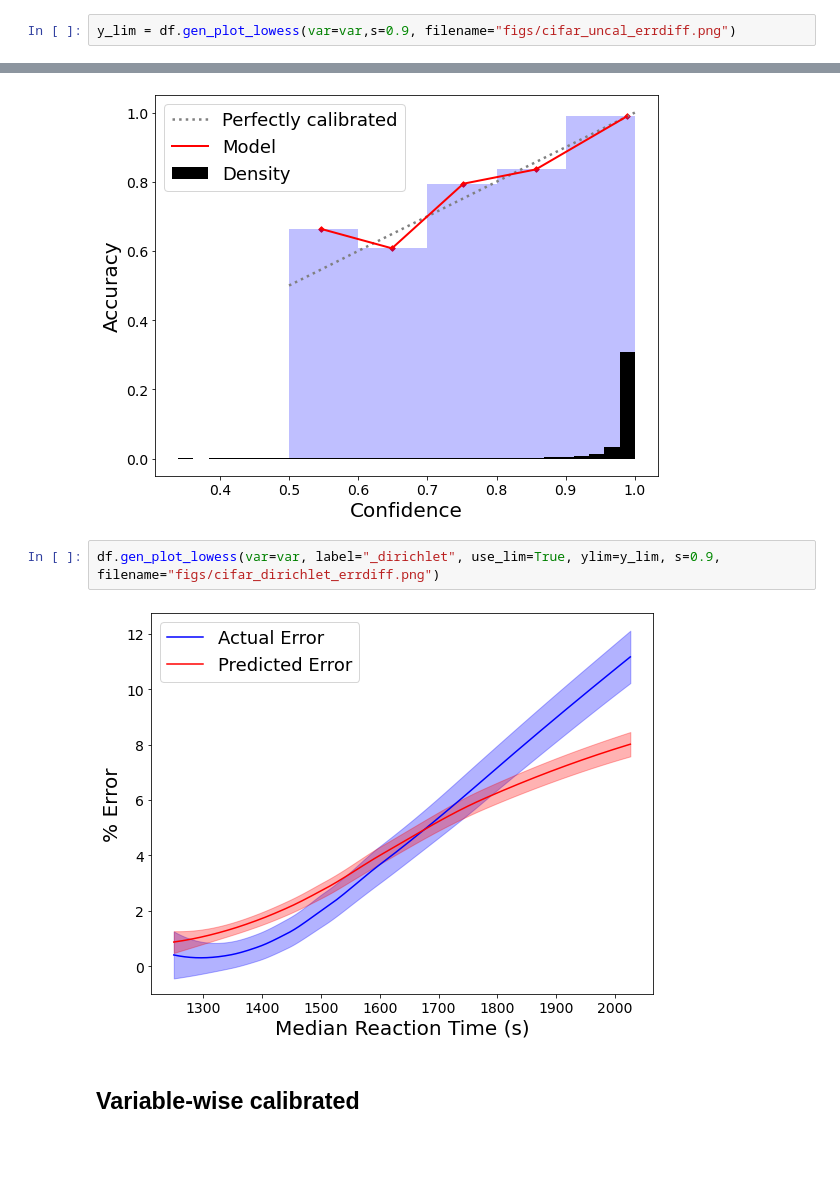
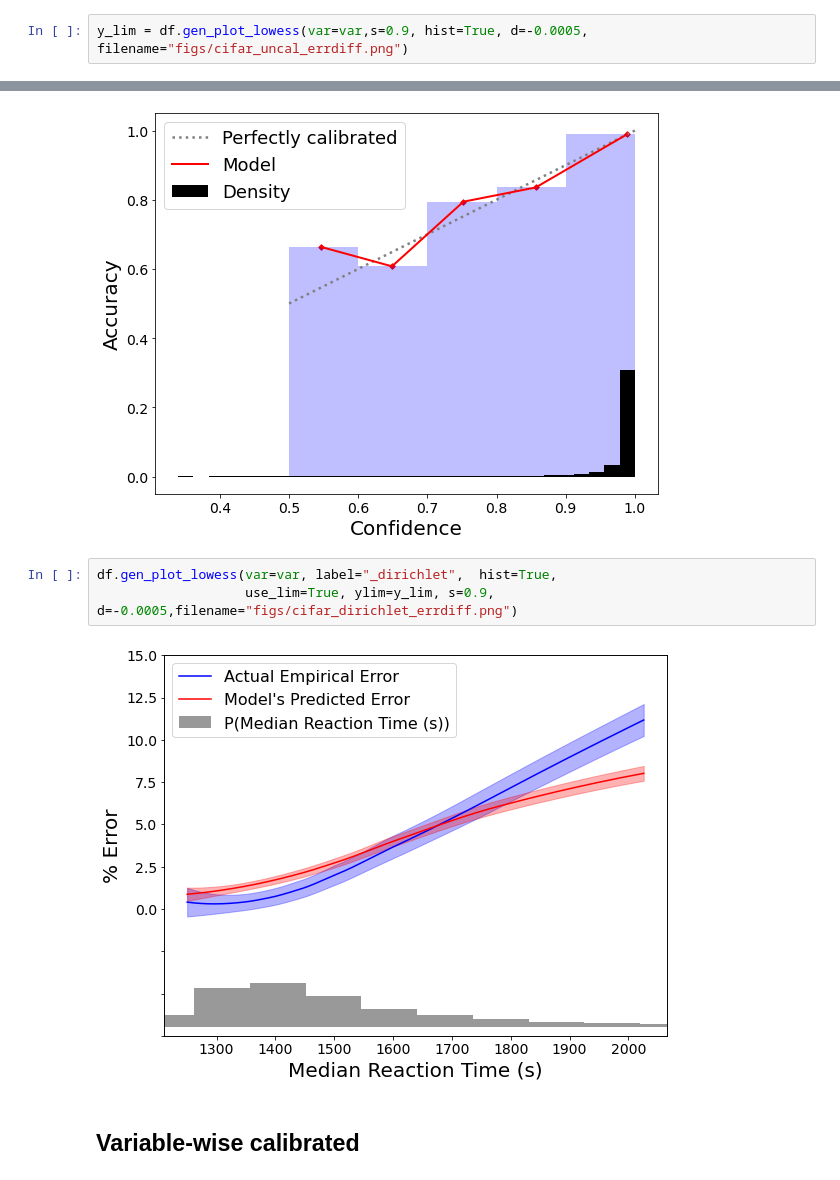
Before and after one commit to markellekelly/variable-wise-calibration, a Jupyter notebook: cifar_example.ipynb, the cells around one changed output, grey strips where cells are left out. Drawn from its saved outputs; the diff is of its cells as text; blank space fills up the shorter version.

Commit message:
added histograms, polishing of visualizations

```diff
--- a/cifar_example.ipynb
+++ b/cifar_example.ipynb
@@ -23,5 +23,5 @@ df.reliability_diagram(hist_weight=0.00005, filename="figs/cifar_uncal_reliabili
 # %% [output]
 [figure]
 # %%
-y_lim = df.gen_plot_lowess(var=var,s=0.9, filename="figs/cifar_uncal_errdiff.png")
+y_lim = df.gen_plot_lowess(var=var,s=0.9, hist=True, d=-0.0005, filename="figs/cifar_uncal_errdiff.png")
 # %% [output]
@@ -43,9 +33,10 @@ df.reliability_diagram(label="_dirichlet", hist_weight=0.00005, filename="figs/c
 # %% [output]
 [figure]
 # %%
-df.gen_plot_lowess(var=var, label="_dirichlet", use_lim=True, ylim=y_lim, s=0.9, filename="figs/cifar_dirichlet_errdiff.png")
+df.gen_plot_lowess(var=var, label="_dirichlet",  hist=True,
+                   use_lim=True, ylim=y_lim, s=0.9, d=-0.0005,filename="figs/cifar_dirichlet_errdiff.png")
 # %% [output]
-[figure, old version]
+[figure, new version]
 # %% [markdown]
 ## Variable-wise calibrated
 # %%
```
Also changed, not shown: parts of 5 cells of this notebook, 5 other files.
